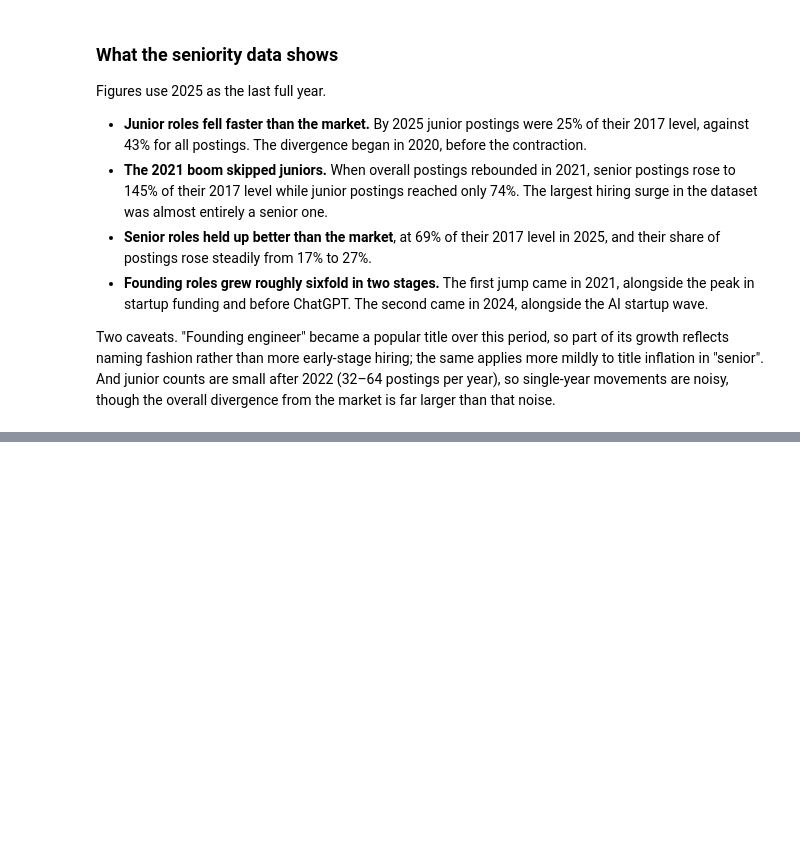
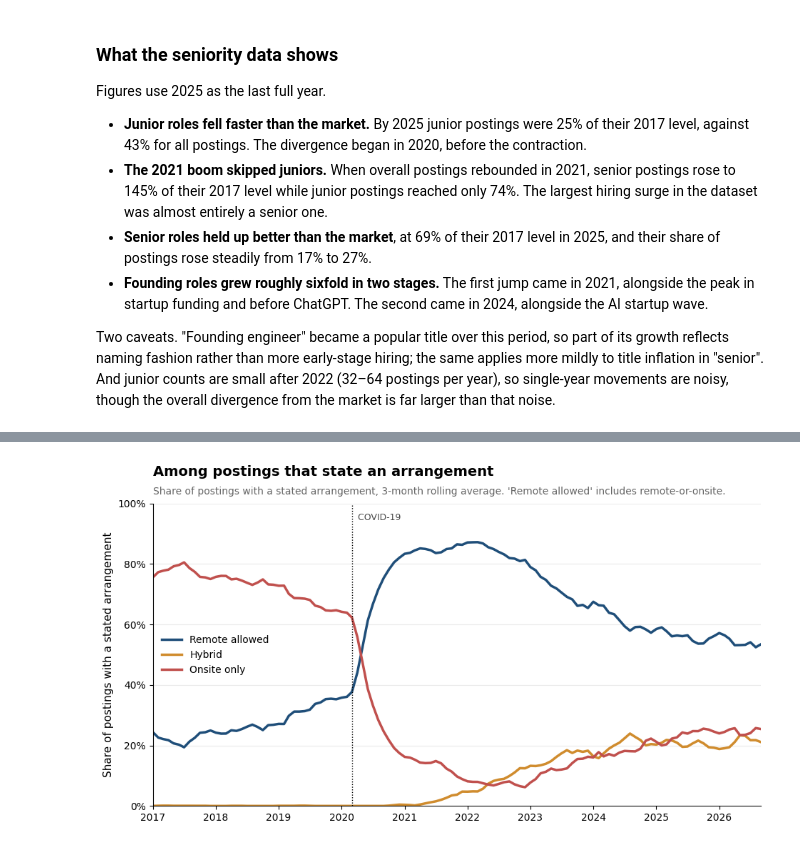
Before and after one commit to AirKristo/hn-hiring-tracker, a Jupyter notebook: notebooks/analysis.ipynb, the cells around one changed output, grey strips where cells are left out. Cells and saved outputs as stored; diff of their text form; code cells hidden in the pictures; blank space fills up the shorter version.

```diff
--- a/notebooks/analysis.ipynb
+++ b/notebooks/analysis.ipynb
@@ -710,0 +822,60 @@ noise.
+# %%
+specified_counts = monthly_arrangement_counts.drop(columns="Unspecified")
+specified_totals = specified_counts.sum(axis=1)
+
+remote_possible = specified_counts["Remote only"] + specified_counts["Remote or onsite"]
+
+specified_share = pd.DataFrame({
+    "Remote allowed": remote_possible / specified_totals * 100,
+    "Hybrid": specified_counts["Hybrid"] / specified_totals * 100,
+    "Onsite only": specified_counts["Onsite only"] / specified_totals * 100,
+})
+smoothed_specified_share = specified_share.rolling(ROLLING_MONTHS, min_periods=1).mean()
+
+SPECIFIED_COLORS = {
+    "Remote allowed": ARRANGEMENT_COLORS["Remote only"],
+    "Hybrid": ARRANGEMENT_COLORS["Hybrid"],
+    "Onsite only": ARRANGEMENT_COLORS["Onsite only"],
+}
+
+figure, axis = plt.subplots()
+
+for label in SPECIFIED_COLORS:
+    axis.plot(
+        smoothed_specified_share.index,
+        smoothed_specified_share[label],
+        color=SPECIFIED_COLORS[label],
+        linewidth=2.5,
+        label=label,
+    )
+
+axis.axvline(COVID_START, color="black", linewidth=1, linestyle=":")
+axis.text(
+    COVID_START,
+    97,
+    "  COVID-19",
+    va="top",
+    fontsize=9,
+    color=ANNOTATION_COLOR,
+)
+
+axis.set_title("Among postings that state an arrangement", loc="left", pad=28)
+axis.text(
+    0,
+    1.03,
+    f"Share of postings with a stated arrangement, {ROLLING_MONTHS}-month rolling average. "
+    "'Remote allowed' includes remote-or-onsite.",
+    transform=axis.transAxes,
+    color=SUBTITLE_COLOR,
+)
+
+axis.set_ylim(0, 100)
+axis.set_ylabel("Share of postings with a stated arrangement")
+axis.yaxis.set_major_formatter(StrMethodFormatter("{x:.0f}%"))
+axis.margins(x=0)
+axis.legend(loc="center left", frameon=False)
+
+figure.savefig(FIGURES_DIRECTORY / "08_arrangement_specified.png", dpi=150, bbox_inches="tight")
+plt.show()
+# %% [output]
+[figure, added]
```
Also changed, not shown: parts of 4 cells of this notebook, 2 other files.
